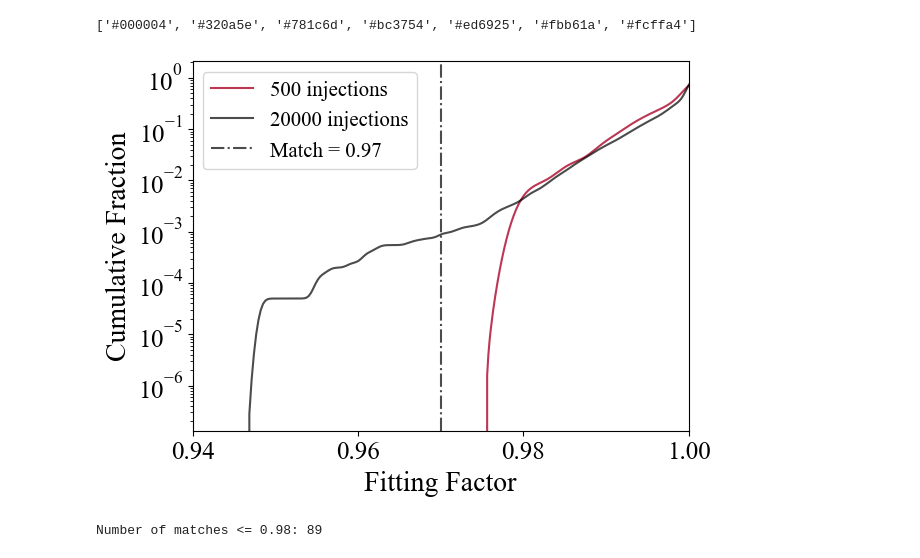
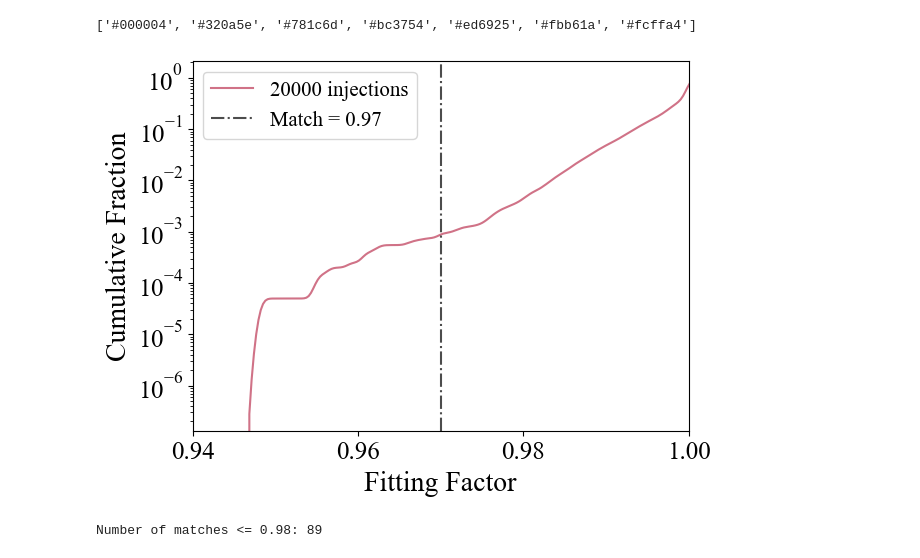
Before and after one commit to rahuldhurkunde/hyperbolic-search-O3, a Jupyter notebook: ff_results/results.ipynb, the cells around one changed output. Drawn from its saved outputs; the diff is of its cells as text; code cells hidden in the pictures.

Commit message:
added a plot

```diff
--- a/ff_results/results.ipynb
+++ b/ff_results/results.ipynb
@@ -44,20 +44,20 @@ hex_color_codes
 # %%
 plt.rcParams['font.family'] = 'Times New Roman'
 plt.tick_params(axis='both', which='major', labelsize=18)
 
-sns.kdeplot(df_match1['match'], cumulative=True,label='500 injections',color= '#bc3754')
-sns.kdeplot(df_match2['match'], cumulative=True,label='20000 injections',color= 'black',alpha=0.7)
+# sns.kdeplot(df_match1['match'], cumulative=True,label='500 injections',color= '#bc3754')
+sns.kdeplot(df_match2['match'], cumulative=True,label='20000 injections',color= '#bc3754',alpha=0.7)
 
 plt.yscale('log')
 plt.xlabel('Fitting Factor',fontsize=20)
 plt.ylabel('Cumulative Fraction',fontsize=20)
 plt.xlim([0.94,1])
 plt.axvline(x=0.97, color='black', linestyle='-.', linewidth=1.5, label='Match = 0.97',alpha=0.7)
 plt.legend(fontsize=15)
-plt.savefig('cumulative_fraction_plot.png', dpi=300, bbox_inches='tight')
+plt.savefig('cumulative_fraction_plot_20000.png', dpi=300, bbox_inches='tight')
 plt.show()
 # %% [output]
-[figure, old version]
+[figure, new version]
 # %%
 pos_match2 = df_match2['match'][:] <= 0.98
 print ('Number of matches <= 0.98:', len(df_match2['match'][pos_match2]))
```
Also changed, not shown: 1 other file.
